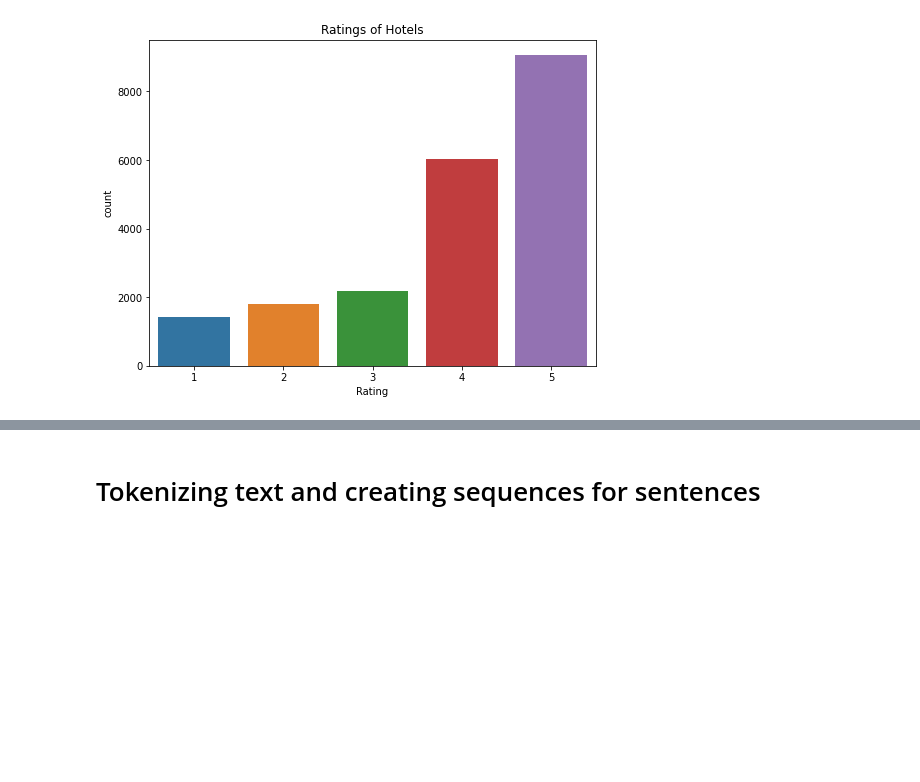
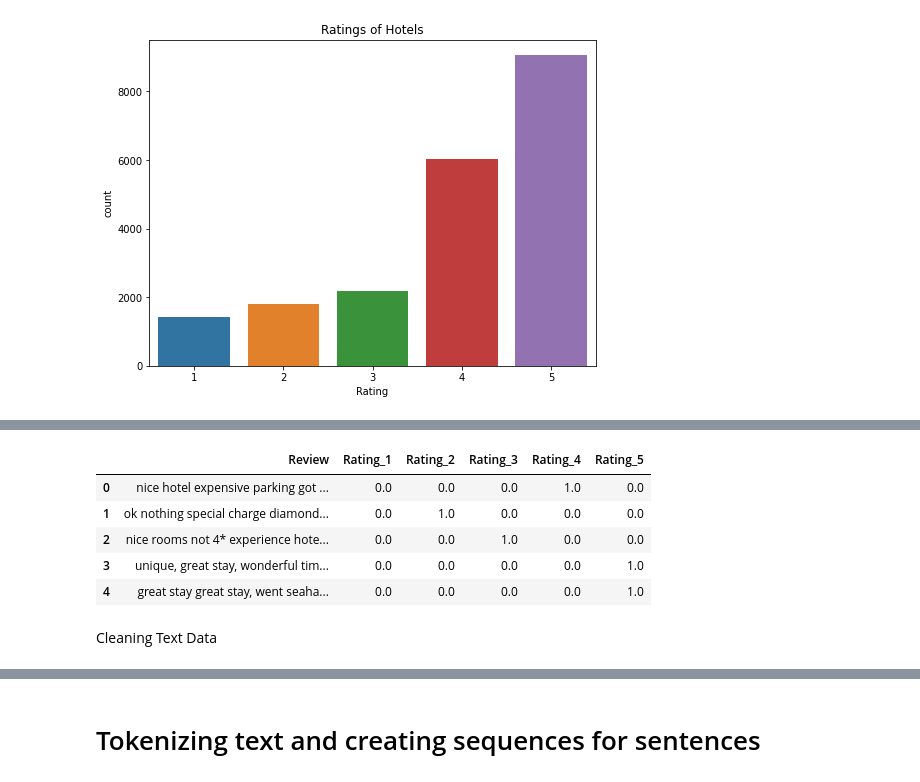
Before and after one commit to sivi-shahab/Machine-Learning-Dicoding, a Jupyter notebook: Trip_Advisor_Hotel_Reviews.ipynb, the cells around one changed output, grey strips where cells are left out. Cells and saved outputs as stored; diff of their text form; code cells hidden in the pictures; blank space fills up the shorter version.

```diff
--- a/Trip_Advisor_Hotel_Reviews.ipynb
+++ b/Trip_Advisor_Hotel_Reviews.ipynb
@@ -103,0 +137,13 @@ Text(0.5, 1.0, 'Ratings of Hotels')
+# %%
+dataset_new = dataset_new.rename(columns={0: "Rating_1", 1: "Rating_2", 2: "Rating_3", 3: "Rating_4", 4: "Rating_5"})
+# %%
+dataset_new.head()
+# %% [output]
+|  | Review | Rating_1 | Rating_2 | Rating_3 | Rating_4 | Rating_5 |
+| 0 | nice hotel expensive parking got ... | 0.0 | 0.0 | 0.0 | 1.0 | 0.0 |
+| 1 | ok nothing special charge diamond... | 0.0 | 1.0 | 0.0 | 0.0 | 0.0 |
+| 2 | nice rooms not 4* experience hote... | 0.0 | 0.0 | 1.0 | 0.0 | 0.0 |
+| 3 | unique, great stay, wonderful tim... | 0.0 | 0.0 | 0.0 | 0.0 | 1.0 |
+| 4 | great stay great stay, went seaha... | 0.0 | 0.0 | 0.0 | 0.0 | 1.0 |
+# %% [markdown]
+Cleaning Text Data
```
Also changed, not shown: parts of 37 cells of this notebook.
